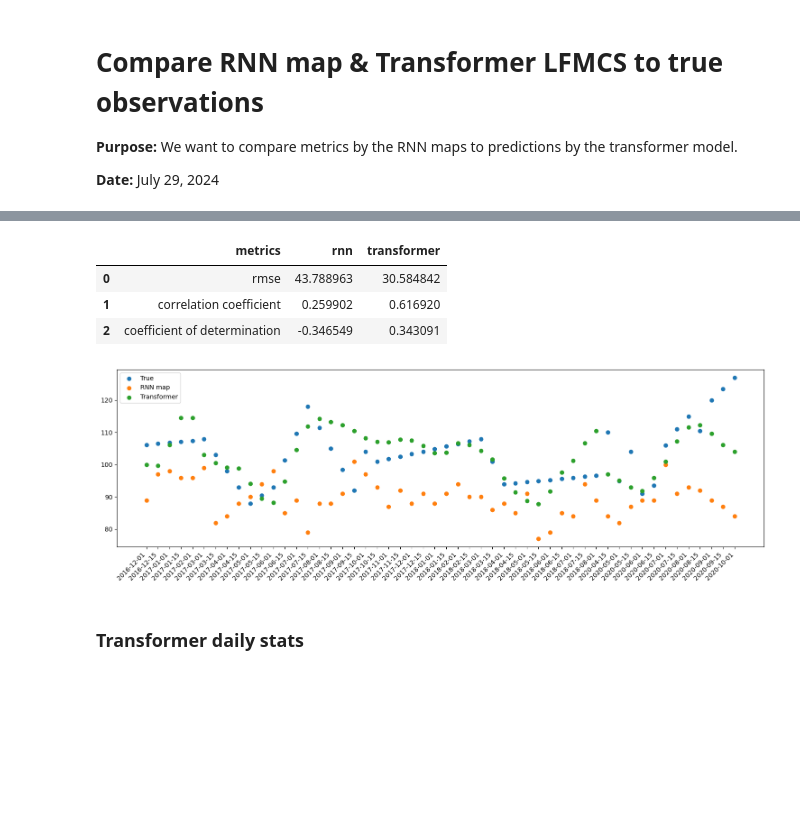
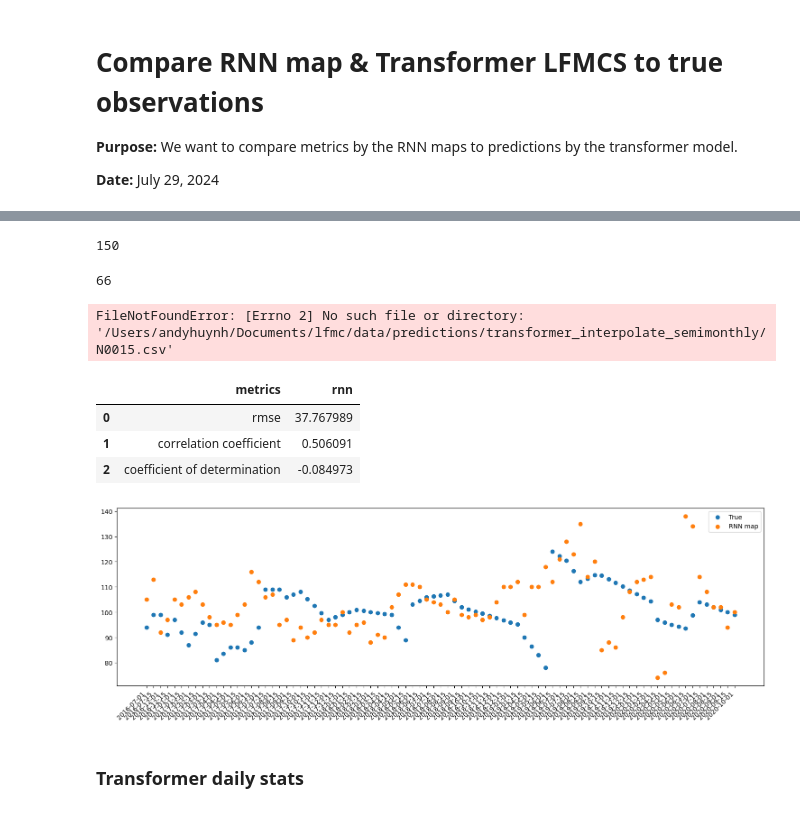
Before and after one commit to codebyandy/geolearn, a Jupyter notebook: app/vegetation/attention/andy/playground/rnn_baseline/compare_metrics.ipynb, the cells around one changed output, grey strips where cells are left out. Cells and saved outputs as stored; diff of their text form; code cells hidden in the pictures; blank space fills up the shorter version.

```diff
--- a/app/vegetation/attention/andy/playground/rnn_baseline/compare_metrics.ipynb
+++ b/app/vegetation/attention/andy/playground/rnn_baseline/compare_metrics.ipynb
@@ -21 +29,10 @@ rnn_maps_dir = f'{kPath.dirVeg}predictions/rnn_maps/'
+# %%
+len(rnn_df.site.unique())
+# %% [output]
+150
+# %%
+sites = transformer_df[transformer_df.siteName.isin(rnn_df.site.unique())].siteId.unique()
+len(sites)
+# %% [output]
+66
 # %%
@@ -27,26 +44,28 @@ sites = pd.read_csv(sites_path).siteId.unique()
 # %%
-# collate data
-compare_df = pd.DataFrame(columns=["site", "true_lfmc", "rnn_lfmc", "transformer_lfmc"])
+# # collate data
+# compare_df = pd.DataFrame(columns=["site", "true_lfmc", "rnn_lfmc", "transformer_lfmc"])
 
-for site_id in sites:
-    # Load site .csv files for true observation, rnn maps, transformer
-    site_obs_path = f'{true_obs_dir}{site_id}.csv'
-    site_rnn_path = f'{rnn_maps_dir}{site_id}.csv'
-    site_transformer_path = f'{transformer_dir}{site_id}.csv'
+# for site_id in sites:
+#     # Load site .csv files for true observation, rnn maps, transformer
+#     site_obs_path = f'{true_obs_dir}{site_id}.csv'
+#     site_rnn_path = f'{rnn_maps_dir}{site_id}.csv'
+#     site_transformer_path = f'{transformer_dir}{site_id}.csv'
 
-    site_obs_df = pd.read_csv(site_obs_path, index_col=0)
-    site_rnn_df = pd.read_csv(site_rnn_path, index_col=0)
-    site_transformer_df = pd.read_csv(site_transformer_path, index_col=0)
+#     site_obs_df = pd.read_csv(site_obs_path, index_col=0)
+#     site_rnn_df = pd.read_csv(site_rnn_path, index_col=0)
+#     site_transformer_df = pd.read_csv(site_transformer_path, index_col=0)
 
-    site_compare_df = pd.merge(site_obs_df, site_rnn_df, left_index=True, right_index=True)
-    site_compare_df['true_lfmc'] = site_compare_df['lfmc_x']
-    site_compare_df['rnn_lfmc'] = site_compare_df['lfmc_y']
-    site_compare_df = site_compare_df.drop(['lfmc_x', 'lfmc_y'], axis=1)
+#     site_compare_df = pd.merge(site_obs_df, site_rnn_df, left_index=True, right_index=True)
+#     site_compare_df['true_lfmc'] = site_compare_df['lfmc_x']
+#     site_compare_df['rnn_lfmc'] = site_compare_df['lfmc_y']
+#     site_compare_df = site_compare_df.drop(['lfmc_x', 'lfmc_y'], axis=1)
 
-    site_compare_df = pd.merge(site_compare_df, site_transformer_df, left_index=True, right_index=True)
-    site_compare_df['transformer_lfmc'] = site_compare_df['lfmc']
-    site_compare_df = site_compare_df.drop(['lfmc'], axis=1)
-    site_compare_df = site_compare_df.dropna()
-    site_compare_df = site_compare_df[site_compare_df.rnn_lfmc != 0]
-    site_compare_df["site"] = [site_id for _ in range(len(site_compare_df))]
-    compare_df = pd.concat([compare_df, site_compare_df])
+#     site_compare_df = pd.merge(site_compare_df, site_transformer_df, left_index=True, right_index=True)
+#     site_compare_df['transformer_lfmc'] = site_compare_df['lfmc']
+#     site_compare_df = site_compare_df.drop(['lfmc'], axis=1)
+#     site_compare_df = site_compare_df.dropna()
+#     site_compare_df = site_compare_df[site_compare_df.rnn_lfmc != 0]
+#     site_compare_df["site"] = [site_id for _ in range(len(site_compare_df))]
+#     compare_df = pd.concat([compare_df, site_compare_df])
+# %% [output]
+FileNotFoundError: [Errno 2] No such file or directory: '/Users/andyhuynh/Documents/lfmc/data/predictions/transformer_interpolate_semimonthly/N0015.csv'
@@ -56,44 +101,44 @@ rnn_rmse = np.sqrt(np.mean((compare_df.true_lfmc - compare_df.rnn_lfmc.astype('f
 rnn_corr_coef = np.corrcoef(compare_df.true_lfmc, compare_df.rnn_lfmc.astype('float'))[0, 1]
 rnn_coef_det = r2_score(compare_df.true_lfmc, compare_df.rnn_lfmc.astype('float'))
 
-transformer_rmse = np.sqrt(np.mean((compare_df.true_lfmc - compare_df.transformer_lfmc) ** 2))
-transformer_corr_coef = np.corrcoef(compare_df.true_lfmc, compare_df.transformer_lfmc)[0, 1]
-transformer_coef_det = r2_score(compare_df.true_lfmc, compare_df.transformer_lfmc)
+# transformer_rmse = np.sqrt(np.mean((compare_df.true_lfmc - compare_df.transformer_lfmc) ** 2))
+# transformer_corr_coef = np.corrcoef(compare_df.true_lfmc, compare_df.transformer_lfmc)[0, 1]
+# transformer_coef_det = r2_score(compare_df.true_lfmc, compare_df.transformer_lfmc)
 
 metric_names = ["rmse", "correlation coefficient", "coefficient of determination"]
 rnn_metrics = [rnn_rmse, rnn_corr_coef, rnn_coef_det]
-transformer_metrics = [transformer_rmse, transformer_corr_coef, transformer_coef_det]
+# transformer_metrics = [transformer_rmse, transformer_corr_coef, transformer_coef_det]
 
 metrics_dict = {
     "metrics" : metric_names,
     "rnn" : rnn_metrics,
-    "transformer" : transformer_metrics
+    # "transformer" : transformer_metrics
 }
 
 metrics = pd.DataFrame(metrics_dict)
 metrics
 # %% [output]
-|  | metrics | rnn | transformer |
-| 0 | rmse | 43.788963 | 30.584842 |
-| 1 | correlation coefficient | 0.259902 | 0.616920 |
-| 2 | coefficient of determination | -0.346549 | 0.343091 |
+|  | metrics | rnn |
+| 0 | rmse | 37.767989 |
+| 1 | correlation coefficient | 0.506091 |
+| 2 | coefficient of determination | -0.084973 |
 # %%
 # get time series of given site
 site_id = 4
 sub_compare_df = compare_df[compare_df.site == sites[site_id]]
 
 plt.figure(figsize=(15, 5))
 plt.scatter(sub_compare_df.index, sub_compare_df.true_lfmc)
 plt.scatter(sub_compare_df.index, sub_compare_df.rnn_lfmc)
-plt.scatter(sub_compare_df.index, sub_compare_df.transformer_lfmc)
+# plt.scatter(sub_compare_df.index, sub_compare_df.transformer_lfmc)
 
 plt.legend(["True", "RNN map", "Transformer"])
 plt.xticks(rotation=45, ha='right')
 plt.tight_layout()
 
 plt.show()
 # %% [output]
-[figure, old version]
+[figure, new version]
 # %% [markdown]
 ### Transformer daily stats
 # %%
```
Also changed, not shown: parts of 5 cells of this notebook, 2 other files.
